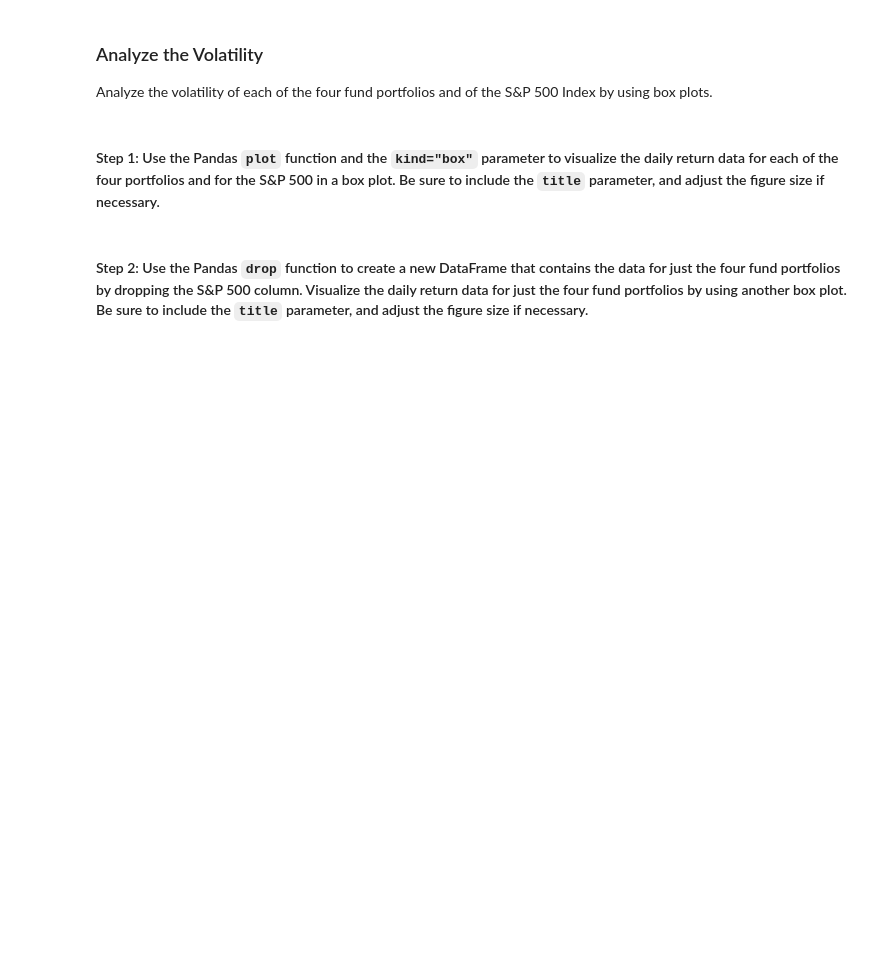
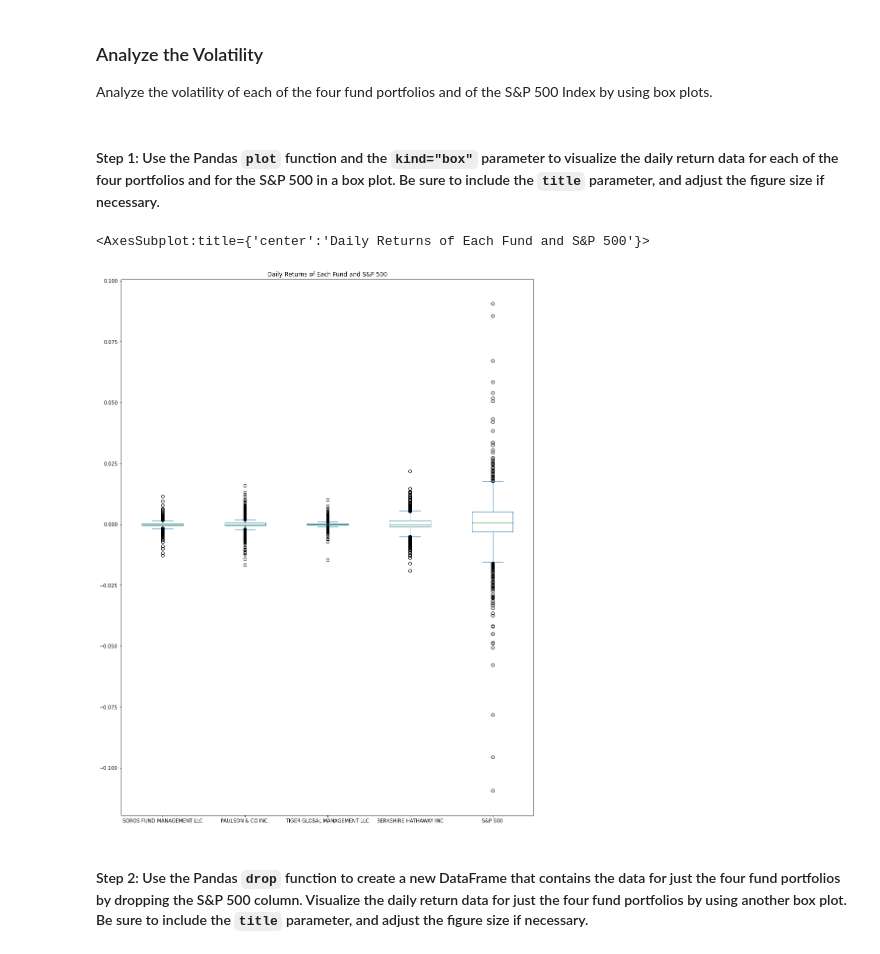
Before and after one commit to Fredbisaso/Quantitative_Analyst, a Jupyter notebook: risk_return_analysis.ipynb, the cells around one changed output. Cells and saved outputs as stored; diff of their text form; code cells hidden in the pictures; blank space fills up the shorter version.

```diff
--- a/risk_return_analysis.ipynb
+++ b/risk_return_analysis.ipynb
@@ -191,7 +207,11 @@ Analyze the volatility of each of the four fund portfolios and of the S&P 500 In
 # %%
 # Use the daily return data to create box plots to visualize the volatility of the 4 funds and the S&P 500
 # Include a title parameter and adjust the figure size
 # YOUR CODE HERE
+daily_returns.plot.box(figsize=(15,20), title="Daily Returns of Each Fund and S&P 500")
+# %% [output]
+<AxesSubplot:title={'center':'Daily Returns of Each Fund and S&P 500'}>
+[figure, added]
 # %% [markdown]
 #### Step 2: Use the Pandas `drop` function to create a new DataFrame that contains the data for just the four fund portfolios by dropping the S&P 500 column. Visualize the daily return data for just the four fund portfolios by using another box plot. Be sure to include the `title` parameter, and adjust the figure size if necessary.
 # %%
```
Also changed, not shown: parts of 9 cells of this notebook.
